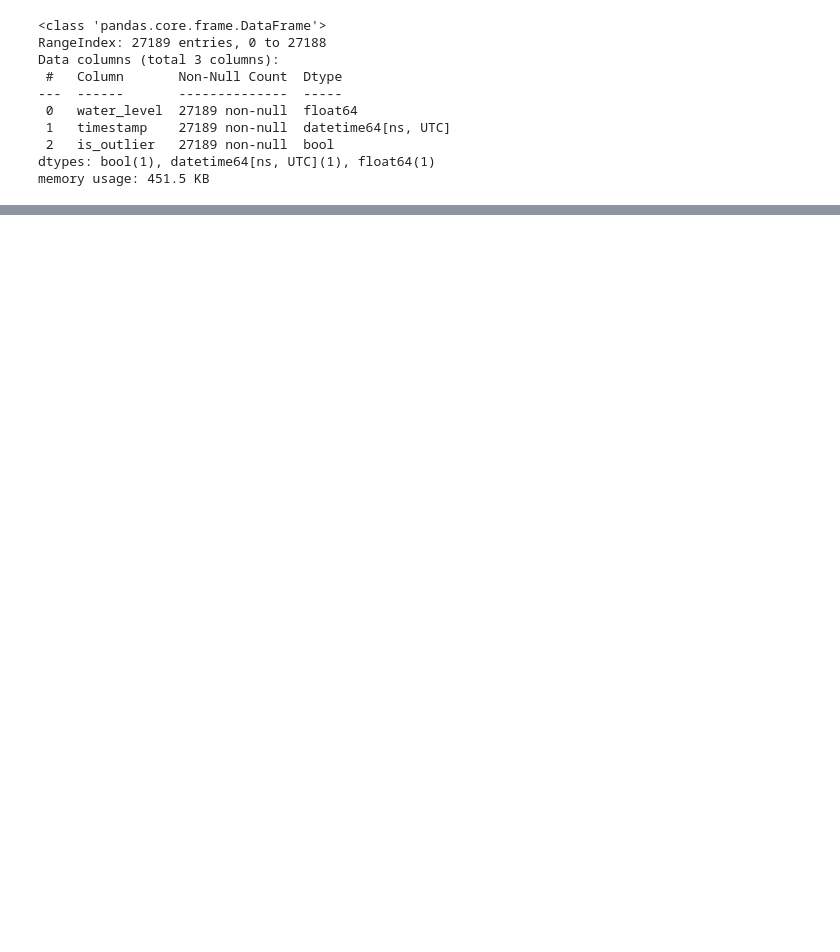
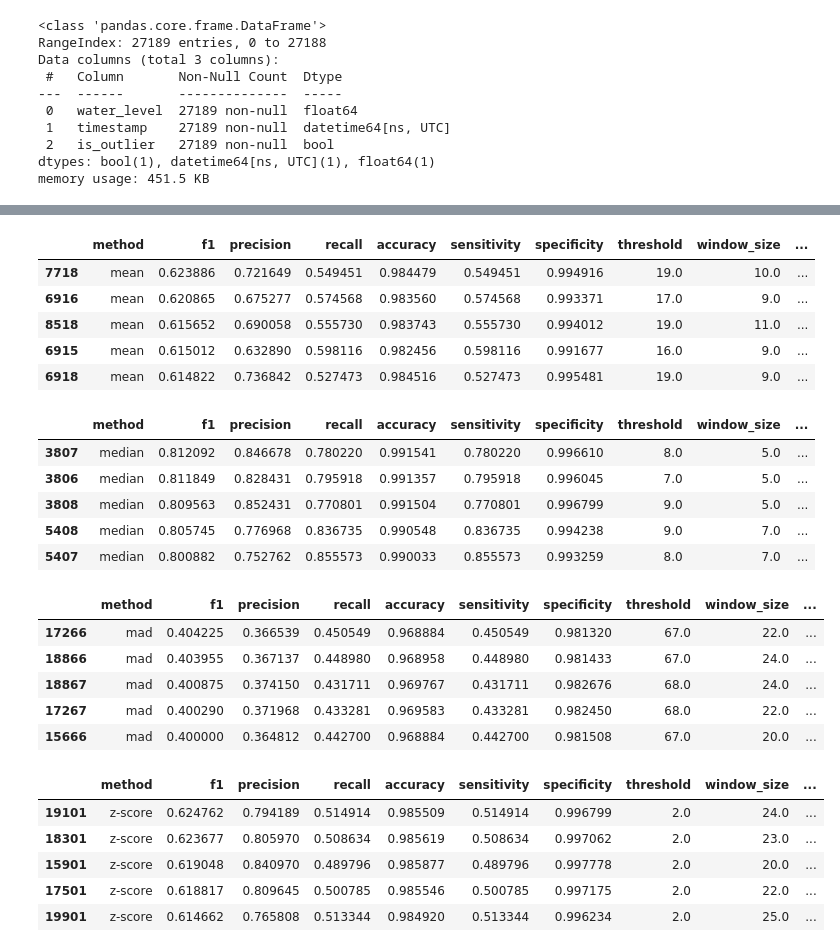
Before and after one commit to cellularegg/bachelor-thesis-code, a Jupyter notebook: threshold_based_outlier_detection.ipynb, the cells around one changed output, grey strips where cells are left out. Cells and saved outputs as stored; diff of their text form; code cells hidden in the pictures; blank space fills up the shorter version.

```diff
--- a/threshold_based_outlier_detection.ipynb
+++ b/threshold_based_outlier_detection.ipynb
@@ -285,0 +425,39 @@ score_df.groupby('threshold').mean()
+# %%
+display(scores_df.loc[scores_df['method'] == 'mean'].sort_values(by='f1',
+                                                                       ascending=False).head(
+    5))
+display(
+    scores_df.loc[scores_df['method'] == 'median'].sort_values(by='f1',
+                                                                     ascending=False).head(
+        5))
+display(scores_df.loc[scores_df['method'] == 'mad'].sort_values(by='f1',
+                                                                      ascending=False).head(
+    5))
+display(scores_df.loc[scores_df['method'] == 'z-score'].sort_values(by='f1',
+                                                                      ascending=False).head(
+    5))
+# %% [output]
+|  | method | f1 | precision | recall | accuracy | sensitivity | specificity | threshold | window_size | ... |
+| 7718 | mean | 0.623886 | 0.721649 | 0.549451 | 0.984479 | 0.549451 | 0.994916 | 19.0 | 10.0 | ... |
+| 6916 | mean | 0.620865 | 0.675277 | 0.574568 | 0.983560 | 0.574568 | 0.993371 | 17.0 | 9.0 | ... |
+| 8518 | mean | 0.615652 | 0.690058 | 0.555730 | 0.983743 | 0.555730 | 0.994012 | 19.0 | 11.0 | ... |
+| 6915 | mean | 0.615012 | 0.632890 | 0.598116 | 0.982456 | 0.598116 | 0.991677 | 16.0 | 9.0 | ... |
+| 6918 | mean | 0.614822 | 0.736842 | 0.527473 | 0.984516 | 0.527473 | 0.995481 | 19.0 | 9.0 | ... |
+|  | method | f1 | precision | recall | accuracy | sensitivity | specificity | threshold | window_size | ... |
+| 3807 | median | 0.812092 | 0.846678 | 0.780220 | 0.991541 | 0.780220 | 0.996610 | 8.0 | 5.0 | ... |
+| 3806 | median | 0.811849 | 0.828431 | 0.795918 | 0.991357 | 0.795918 | 0.996045 | 7.0 | 5.0 | ... |
+| 3808 | median | 0.809563 | 0.852431 | 0.770801 | 0.991504 | 0.770801 | 0.996799 | 9.0 | 5.0 | ... |
+| 5408 | median | 0.805745 | 0.776968 | 0.836735 | 0.990548 | 0.836735 | 0.994238 | 9.0 | 7.0 | ... |
+| 5407 | median | 0.800882 | 0.752762 | 0.855573 | 0.990033 | 0.855573 | 0.993259 | 8.0 | 7.0 | ... |
+|  | method | f1 | precision | recall | accuracy | sensitivity | specificity | threshold | window_size | ... |
+| 17266 | mad | 0.404225 | 0.366539 | 0.450549 | 0.968884 | 0.450549 | 0.981320 | 67.0 | 22.0 | ... |
+| 18866 | mad | 0.403955 | 0.367137 | 0.448980 | 0.968958 | 0.448980 | 0.981433 | 67.0 | 24.0 | ... |
+| 18867 | mad | 0.400875 | 0.374150 | 0.431711 | 0.969767 | 0.431711 | 0.982676 | 68.0 | 24.0 | ... |
+| 17267 | mad | 0.400290 | 0.371968 | 0.433281 | 0.969583 | 0.433281 | 0.982450 | 68.0 | 22.0 | ... |
+| 15666 | mad | 0.400000 | 0.364812 | 0.442700 | 0.968884 | 0.442700 | 0.981508 | 67.0 | 20.0 | ... |
+|  | method | f1 | precision | recall | accuracy | sensitivity | specificity | threshold | window_size | ... |
+| 19101 | z-score | 0.624762 | 0.794189 | 0.514914 | 0.985509 | 0.514914 | 0.996799 | 2.0 | 24.0 | ... |
+| 18301 | z-score | 0.623677 | 0.805970 | 0.508634 | 0.985619 | 0.508634 | 0.997062 | 2.0 | 23.0 | ... |
+| 15901 | z-score | 0.619048 | 0.840970 | 0.489796 | 0.985877 | 0.489796 | 0.997778 | 2.0 | 20.0 | ... |
+| 17501 | z-score | 0.618817 | 0.809645 | 0.500785 | 0.985546 | 0.500785 | 0.997175 | 2.0 | 22.0 | ... |
+| 19901 | z-score | 0.614662 | 0.765808 | 0.513344 | 0.984920 | 0.513344 | 0.996234 | 2.0 | 25.0 | ... |
```
Also changed, not shown: parts of 29 cells of this notebook.
